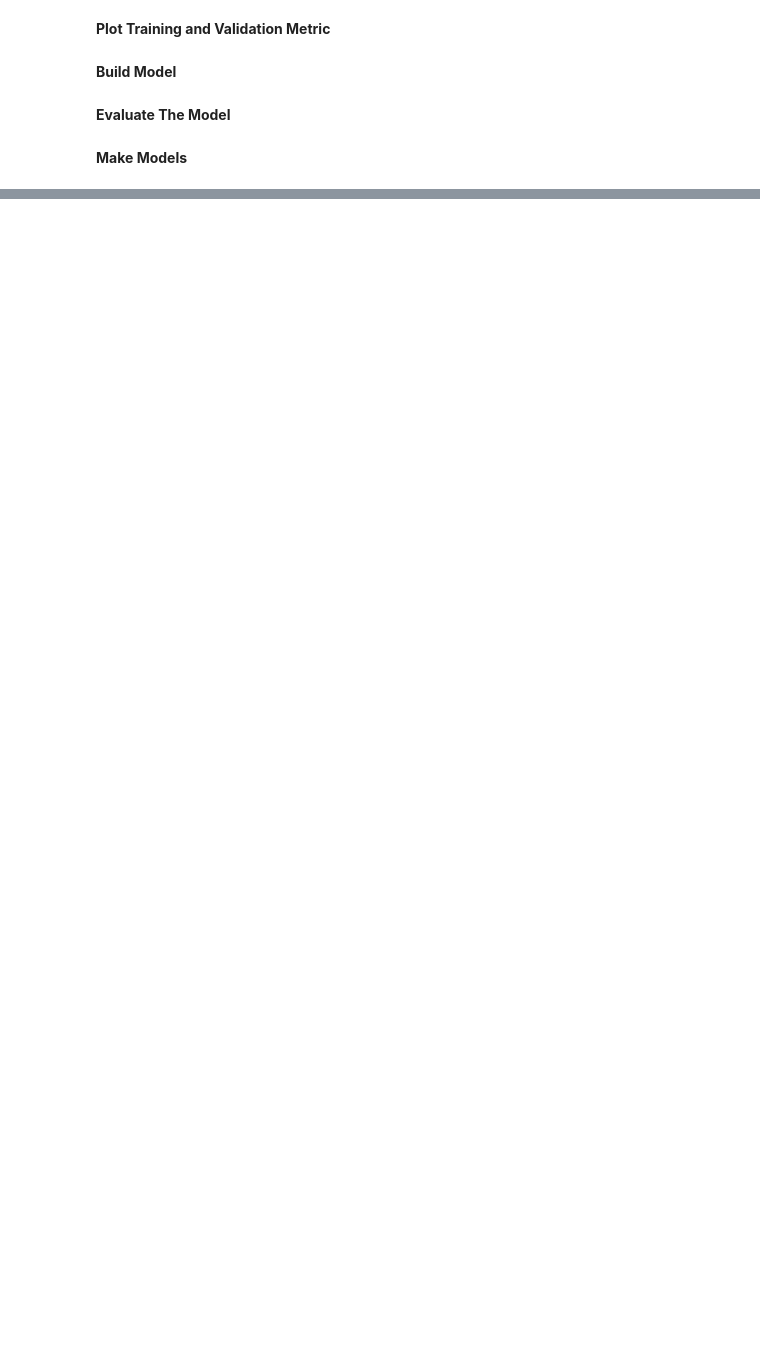
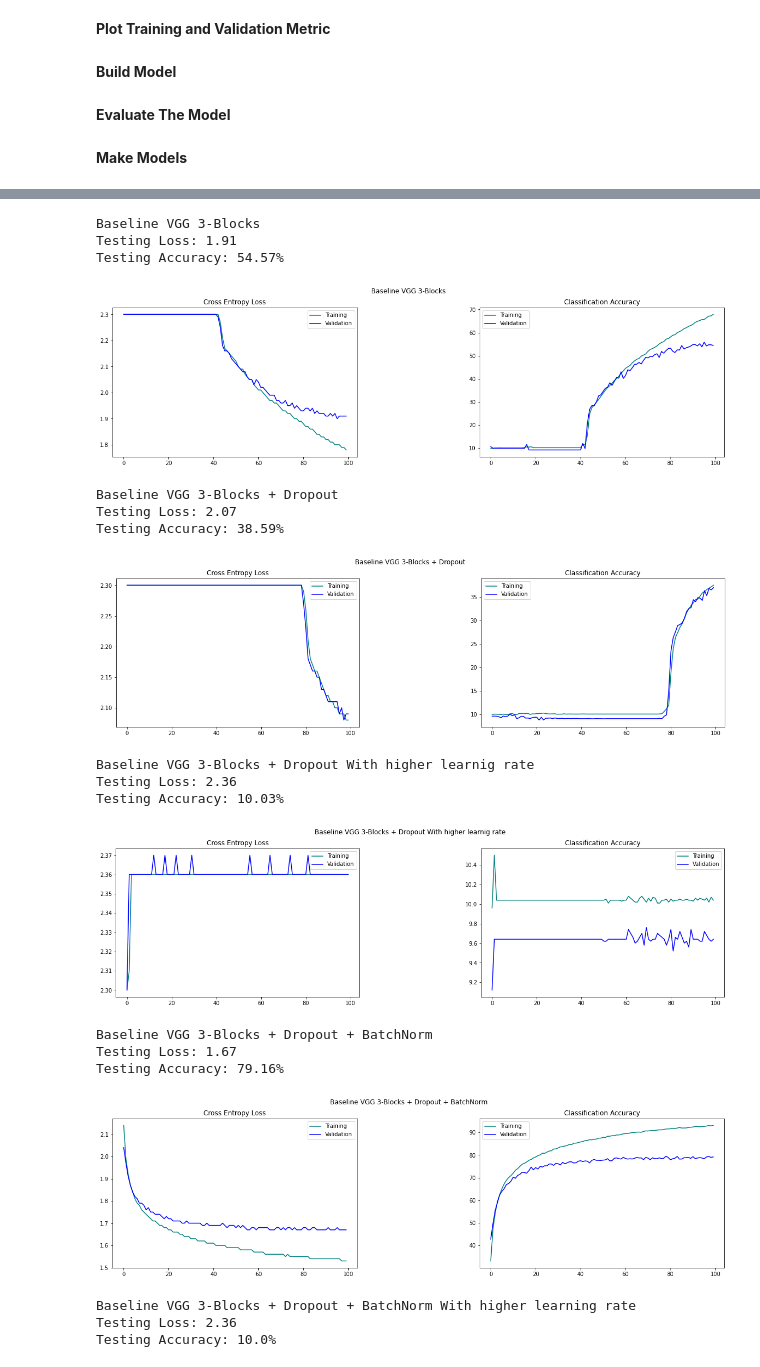
Before and after one commit to ssshukla26/CNN-CIFAR10-PyTorch, a Jupyter notebook: CNN_CIFAR10.ipynb, the cells around one changed output, grey strips where cells are left out. Drawn from its saved outputs; the diff is of its cells as text; code cells hidden in the pictures; blank space fills up the shorter version.

```diff
--- a/CNN_CIFAR10.ipynb
+++ b/CNN_CIFAR10.ipynb
@@ -524,7 +532,7 @@ def evaluate(model: CNN):
     metric = model.metrics()
     print("Testing Loss: {}".format(str(metric["testing"]["loss"])))
     print("Testing Accuracy: {}%".format(str(metric["testing"]["acc"])))
-    plot(metric["training"],cnn.info())
+    plot(metric["training"], model.info())
     return
 # %% [markdown]
 **Make Models**
@@ -533 +539,16 @@ cnn = CNN(train_set, val_set, test_set, "Baseline VGG 3-Blocks + Dropout(increme
+# %%
+cnn = []
+
+# Tuple of description, batchnorm, dropout, dropout incremental, model name, learning rate
+cnn.append(("Baseline VGG 3-Blocks", False, False, False, "one", 1e-3))
+
+cnn.append(("Baseline VGG 3-Blocks + Dropout", False, True, False, "two", 1e-3))
+
+cnn.append(("Baseline VGG 3-Blocks + Dropout With higher learnig rate", False, True, False, "three", 1e-1))
+
+cnn.append(("Baseline VGG 3-Blocks + Dropout + BatchNorm", True, True, False, "four", 1e-3))
+
+cnn.append(("Baseline VGG 3-Blocks + Dropout + BatchNorm With higher learning rate", True, True, False, "five", 1e-1))
+
+cnn.append(("Baseline VGG 3-Blocks + Dropout(incremental) + BatchNorm", True, True, True, "six", 1e-3))
 # %% [markdown]
@@ -535,4 +555,0 @@ cnn = CNN(train_set, val_set, test_set, "Baseline VGG 3-Blocks + Dropout(increme
-# %%
-cnn.fit(criterion=nn.CrossEntropyLoss(),
-        optimizer=optim.SGD(cnn.parameters(), lr=1e-3, momentum=9e-1),
-        epochs=10)
@@ -580,0 +569,26 @@ Testing Accuracy: 62.46%
+# %%
+for (desc, bn, do, doi, name, lr) in cnn:
+    print(desc)
+    model = CNN(train_set, val_set, test_set, desc, bn, do, doi)
+    model.load_model(name)
+    evaluate(model)
+# %% [output]
+Baseline VGG 3-Blocks
+Testing Loss: 1.91
+Testing Accuracy: 54.57%
+[figure, added]
+Baseline VGG 3-Blocks + Dropout
+Testing Loss: 2.07
+Testing Accuracy: 38.59%
+[figure, added]
+Baseline VGG 3-Blocks + Dropout With higher learnig rate
+Testing Loss: 2.36
+Testing Accuracy: 10.03%
+[figure, added]
+Baseline VGG 3-Blocks + Dropout + BatchNorm
+Testing Loss: 1.67
+Testing Accuracy: 79.16%
+[figure, added]
+Baseline VGG 3-Blocks + Dropout + BatchNorm With higher learning rate
+Testing Loss: 2.36
+Testing Accuracy: 10.0%
```
Also changed, not shown: parts of 20 cells of this notebook.
